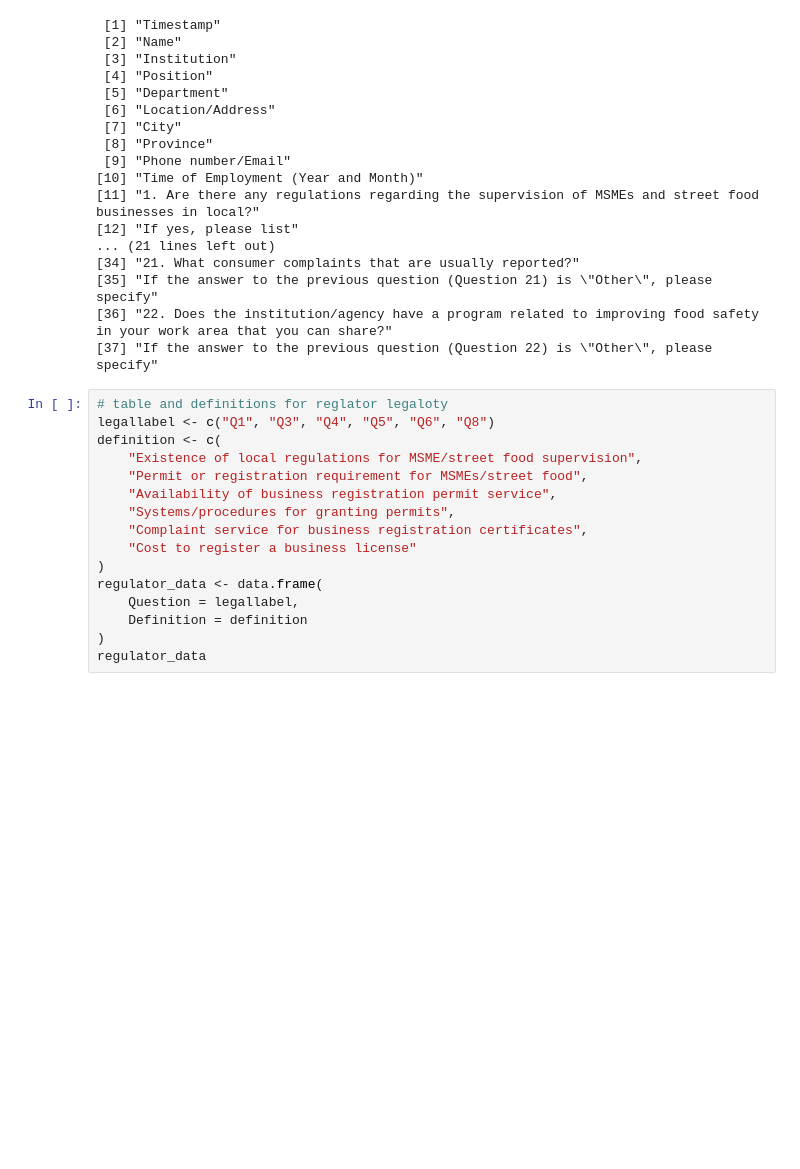
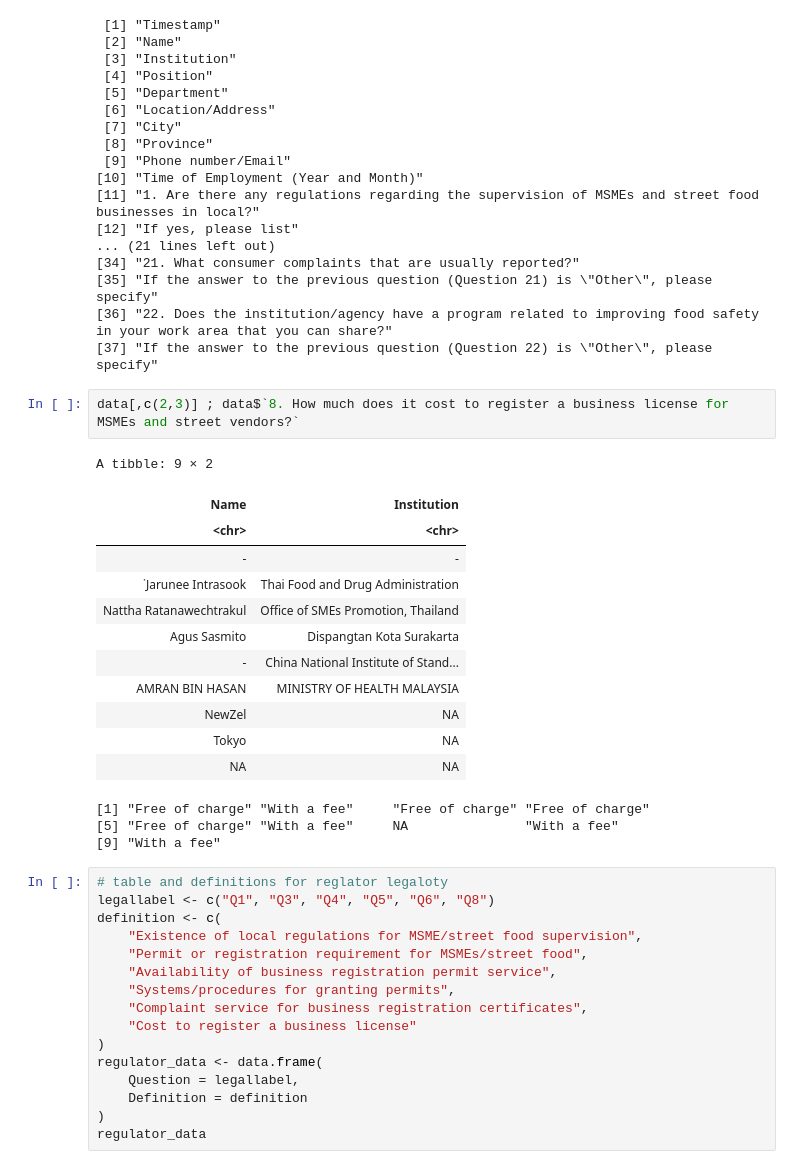
Before and after one commit to derisiswara/apec-2025, a Jupyter notebook: actor.ipynb, the cells around one changed output. Drawn from its saved outputs; the diff is of its cells as text; blank space fills up the shorter version.

```diff
--- a/actor.ipynb
+++ b/actor.ipynb
@@ -2277,6 +2281,24 @@ colnames(data)
 [35] "If the answer to the previous question (Question 21) is \"Other\", please specify"
 [36] "22. Does the institution/agency have a program related to improving food safety in your work area that you can share?"
 [37] "If the answer to the previous question (Question 22) is \"Other\", please specify"
+# %%
+data[,c(2,3)] ; data$`8. How much does it cost to register a business license for MSMEs and street vendors?`
+# %% [output]
+A tibble: 9 × 2
+| Name | Institution |
+| <chr> | <chr> |
+| - | - |
+| ๋Jarunee Intrasook | Thai Food and Drug Administration |
+| Nattha Ratanawechtrakul | Office of SMEs Promotion, Thailand |
+| Agus Sasmito | Dispangtan Kota Surakarta |
+| - | China National Institute of Stand... |
+| AMRAN BIN HASAN | MINISTRY OF HEALTH MALAYSIA |
+| NewZel | NA |
+| Tokyo | NA |
+| NA | NA |
+[1] "Free of charge" "With a fee"     "Free of charge" "Free of charge"
+[5] "Free of charge" "With a fee"     NA               "With a fee"
+[9] "With a fee"
 # %%
 # table and definitions for reglator legaloty
 legallabel <- c("Q1", "Q3", "Q4", "Q5", "Q6", "Q8")
```
Also changed, not shown: parts of 4 cells of this notebook, 6 other files.
